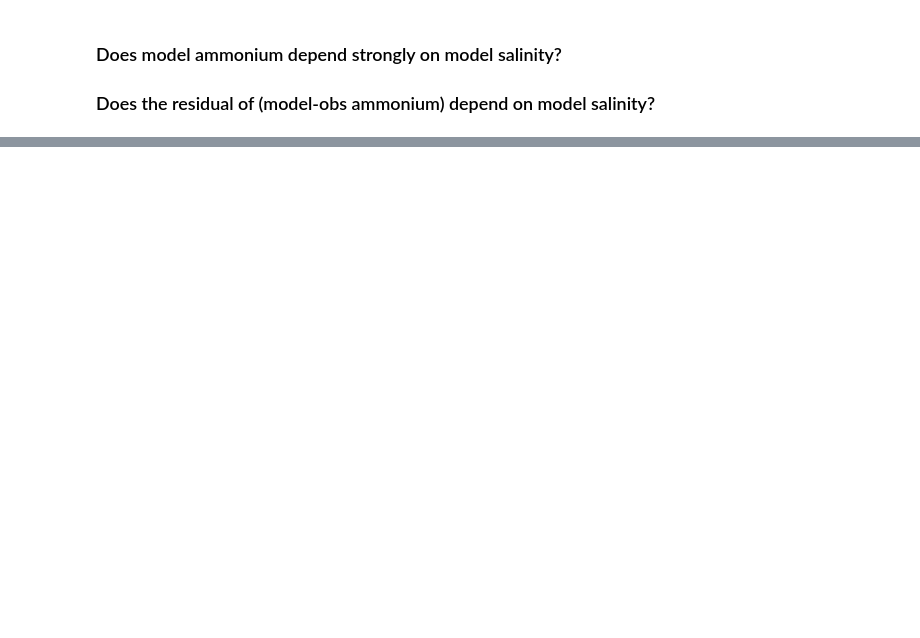
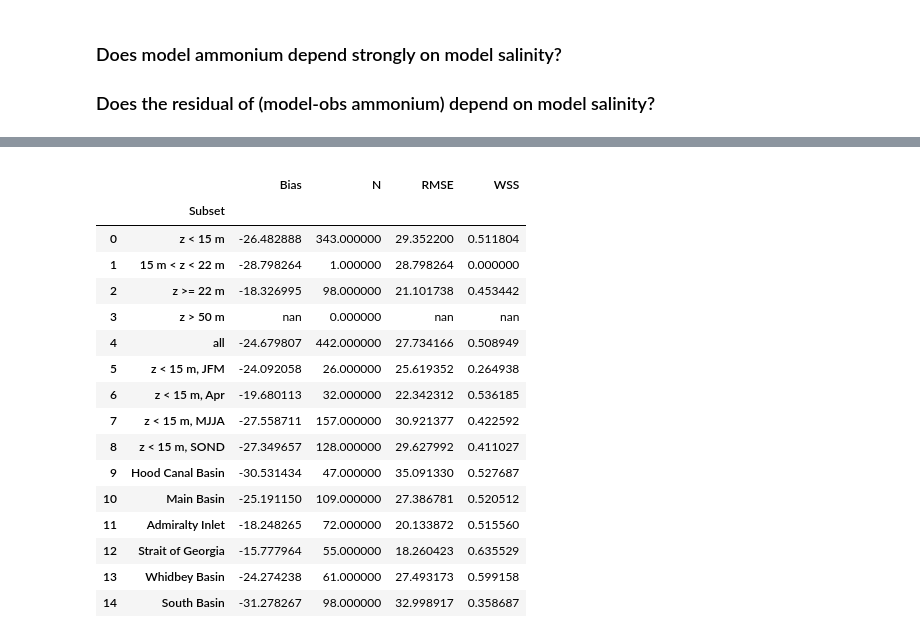
Before and after one commit to SalishSeaCast/Analysis-Aline, a Jupyter notebook: notebooks/Examples/Puget_WADE_Example_2009.ipynb, the cells around one changed output, grey strips where cells are left out. Cells and saved outputs as stored; diff of their text form; code cells hidden in the pictures; blank space fills up the shorter version.

```diff
--- a/notebooks/Examples/Puget_WADE_Example_2009.ipynb
+++ b/notebooks/Examples/Puget_WADE_Example_2009.ipynb
@@ -428,0 +549,30 @@ ax.yaxis.set_visible(False)
+# %%
+obsvar='Si'  # change this to the column name (x axis variable)
+modvar='mod_silicon'  # change this the column name (y axis variable)
+statsDict[year]['dSi']=OrderedDict()  # dSi stands for disolved silica, change this too
+for isub in statsubs:
+    statsDict[year]['dSi'][isub]=dict()
+    var=statsDict[year]['dSi'][isub]
+    var['N'],mmean,omean,var['Bias'],var['RMSE'],var['WSS']=et.stats(statsubs[isub].loc[:,[obsvar]],
+                                                                     statsubs[isub].loc[:,[modvar]])
+tbl,tdf=et.displayStats(statsDict[year]['dSi'],level='Subset',suborder=list(statsubs.keys()))
+tbl
+# %% [output]
+|  |  |  |  |  |  |
+|  |  | Bias | N | RMSE | WSS |
+|  | Subset |  |  |  |  |
+| 0 | z < 15 m | -26.482888 | 343.000000 | 29.352200 | 0.511804 |
+| 1 | 15 m < z < 22 m | -28.798264 | 1.000000 | 28.798264 | 0.000000 |
+| 2 | z >= 22 m | -18.326995 | 98.000000 | 21.101738 | 0.453442 |
+| 3 | z > 50 m | nan | 0.000000 | nan | nan |
+| 4 | all | -24.679807 | 442.000000 | 27.734166 | 0.508949 |
+| 5 | z < 15 m, JFM | -24.092058 | 26.000000 | 25.619352 | 0.264938 |
+| 6 | z < 15 m, Apr | -19.680113 | 32.000000 | 22.342312 | 0.536185 |
+| 7 | z < 15 m, MJJA | -27.558711 | 157.000000 | 30.921377 | 0.422592 |
+| 8 | z < 15 m, SOND | -27.349657 | 128.000000 | 29.627992 | 0.411027 |
+| 9 | Hood Canal Basin | -30.531434 | 47.000000 | 35.091330 | 0.527687 |
+| 10 | Main Basin | -25.191150 | 109.000000 | 27.386781 | 0.520512 |
+| 11 | Admiralty Inlet | -18.248265 | 72.000000 | 20.133872 | 0.515560 |
+| 12 | Strait of Georgia | -15.777964 | 55.000000 | 18.260423 | 0.635529 |
+| 13 | Whidbey Basin | -24.274238 | 61.000000 | 27.493173 | 0.599158 |
+| 14 | South Basin | -31.278267 | 98.000000 | 32.998917 | 0.358687 |
```
Also changed, not shown: parts of 21 cells of this notebook.
